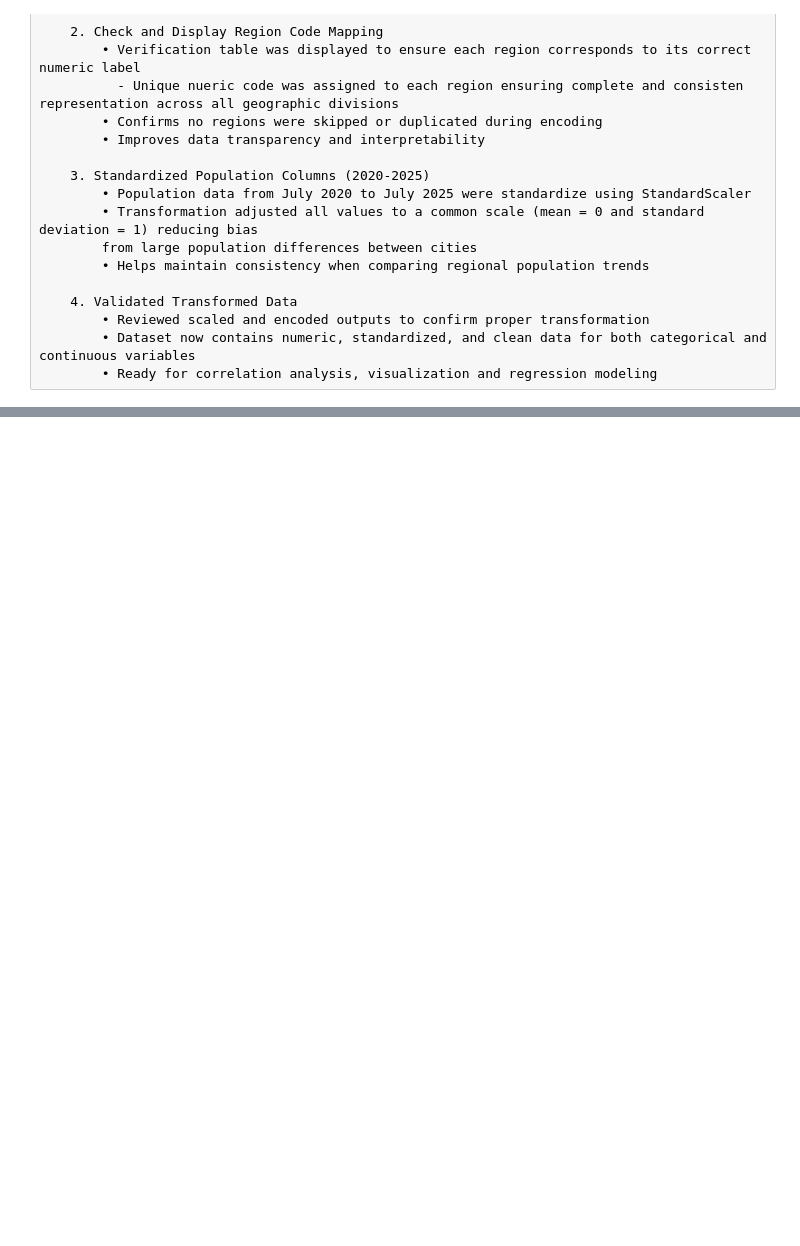
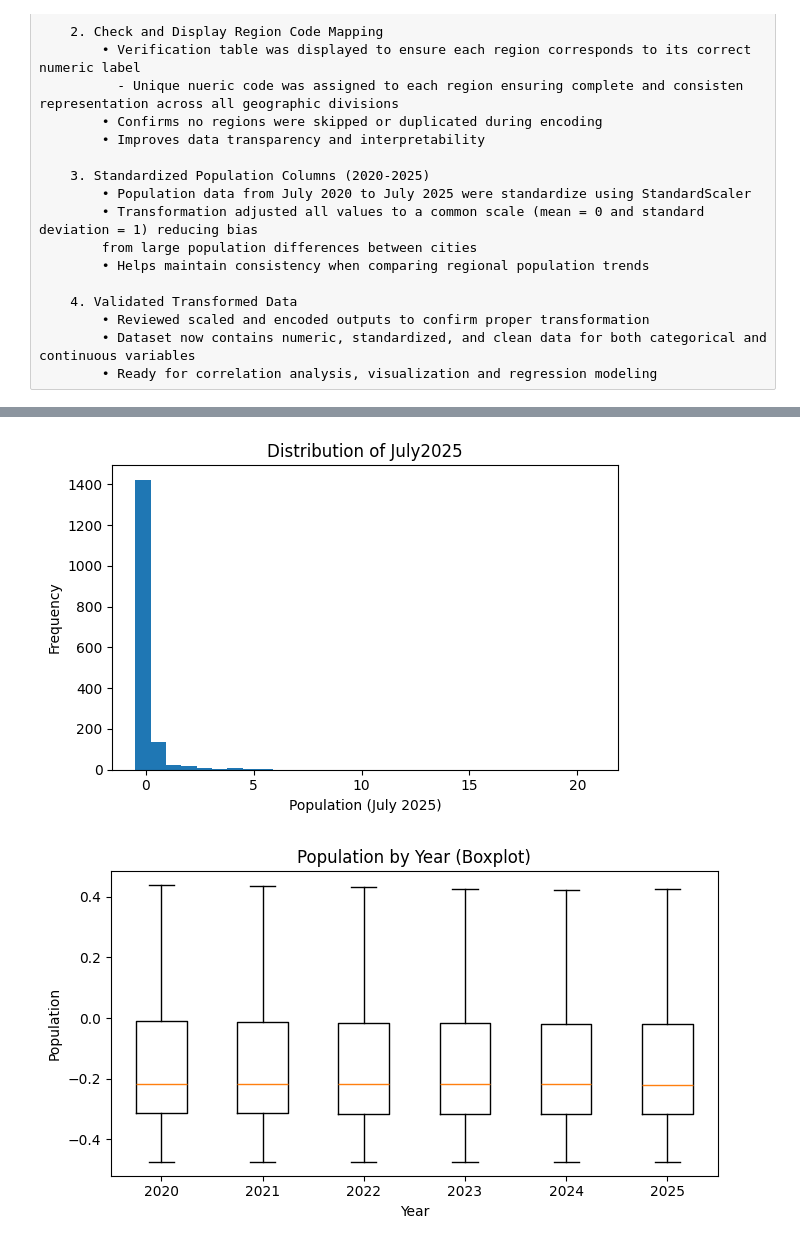
Before and after one commit to Mariopogi/Machine-Learning-Program-Exercises-Group-5-BSIT-2A, a Jupyter notebook: Regression.ipynb, the cells around one changed output, grey strips where cells are left out. Cells and saved outputs as stored; diff of their text form; code cells hidden in the pictures; blank space fills up the shorter version.

```diff
--- a/Regression.ipynb
+++ b/Regression.ipynb
@@ -364,0 +439,46 @@ Summary & Observation:
+# %%
+# 6.2 Distribution of the target (July2025): histogram + (optional) boxplot
+
+# Histogram of July2025
+# Set up a figure and axis for the histogram
+fig, ax = plt.subplots(figsize=(6,4))
+
+# Draw the histogram of July2025 (30 bins shows shape clearly)
+ax.hist(data["July2025"].values, bins=30)
+
+# Label the axes for clear interpretation
+ax.set_xlabel("Population (July 2025)")
+ax.set_ylabel("Frequency")
+
+# Add a concise, descriptive title
+ax.set_title("Distribution of July2025")
+
+# Tighten layout and render the plot
+plt.tight_layout()
+plt.show()
+
+
+# Boxplot across years (2020–2025) to compare distributions
+# Set up a figure and axis for the boxplot
+fig, ax = plt.subplots(figsize=(7,4))
+
+# Prepare year-wise values and readable tick labels
+year_values = [data[c].values for c in pop_cols]
+year_labels = [c.replace("July","") for c in pop_cols]
+
+# Draw the boxplot to compare distributions across years
+ax.boxplot(year_values, tick_labels=year_labels, showfliers=False)
+
+# Label the axes for context
+ax.set_xlabel("Year")
+ax.set_ylabel("Population")
+
+# Add a concise, descriptive title
+ax.set_title("Population by Year (Boxplot)")
+
+# Tighten layout and render the plot
+plt.tight_layout()
+plt.show()
+# %% [output]
+[figure, added]
+[figure, added]
```
Also changed, not shown: parts of 17 cells of this notebook.
